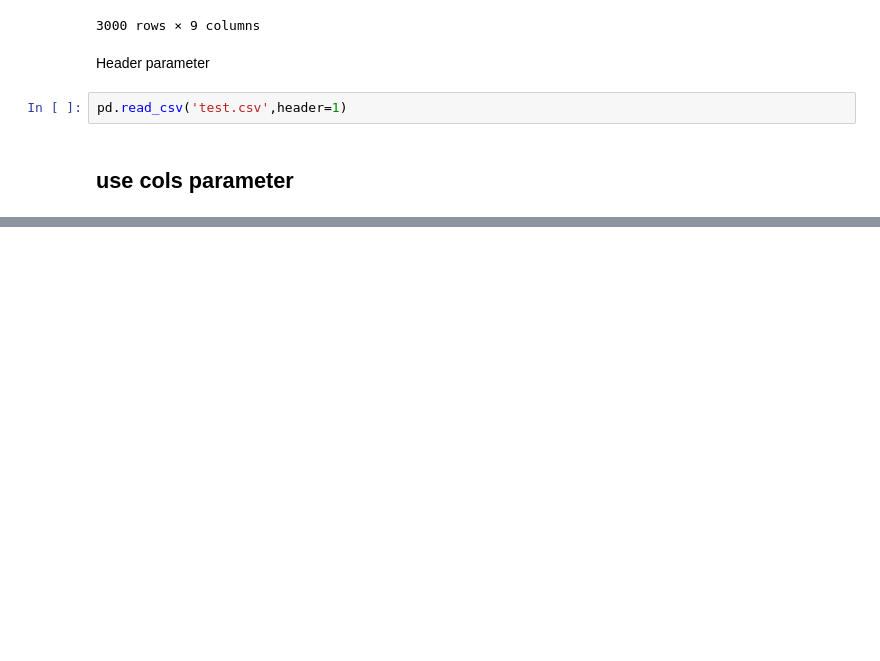
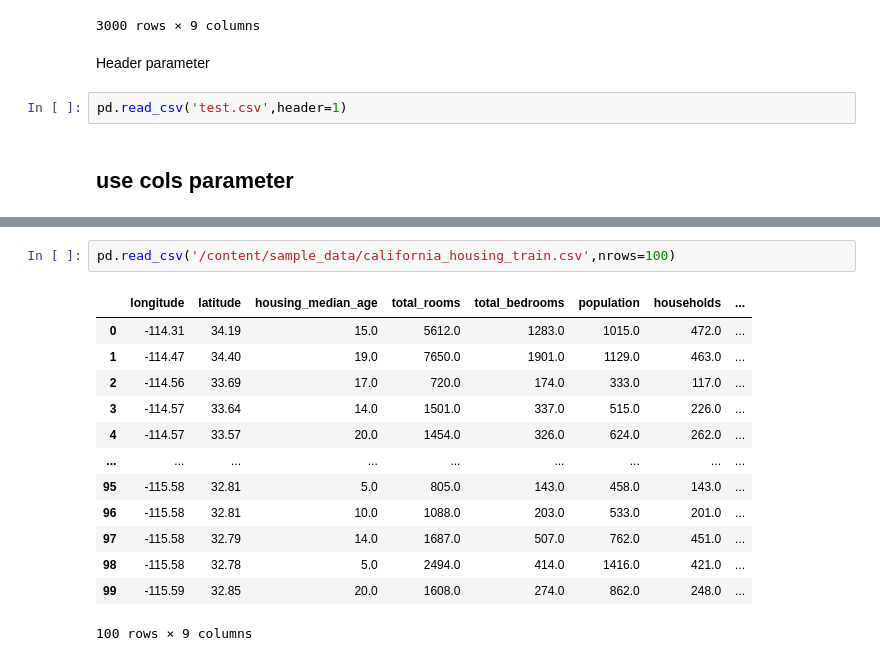
Before and after one commit to rosangithub/ML, a Jupyter notebook: tensor.ipynb, the cells around one changed output, grey strips where cells are left out. Saved outputs shown, nothing was run; the diff lists cells and outputs as text; blank space fills up the shorter version.

```diff
--- a/tensor.ipynb
+++ b/tensor.ipynb
@@ -108,0 +197,16 @@ df
+# %%
+pd.read_csv('/content/sample_data/california_housing_train.csv',nrows=100)
+# %% [output]
+|  | longitude | latitude | housing_median_age | total_rooms | total_bedrooms | population | households | ... |
+| 0 | -114.31 | 34.19 | 15.0 | 5612.0 | 1283.0 | 1015.0 | 472.0 | ... |
+| 1 | -114.47 | 34.40 | 19.0 | 7650.0 | 1901.0 | 1129.0 | 463.0 | ... |
+| 2 | -114.56 | 33.69 | 17.0 | 720.0 | 174.0 | 333.0 | 117.0 | ... |
+| 3 | -114.57 | 33.64 | 14.0 | 1501.0 | 337.0 | 515.0 | 226.0 | ... |
+| 4 | -114.57 | 33.57 | 20.0 | 1454.0 | 326.0 | 624.0 | 262.0 | ... |
+| ... | ... | ... | ... | ... | ... | ... | ... | ... |
+| 95 | -115.58 | 32.81 | 5.0 | 805.0 | 143.0 | 458.0 | 143.0 | ... |
+| 96 | -115.58 | 32.81 | 10.0 | 1088.0 | 203.0 | 533.0 | 201.0 | ... |
+| 97 | -115.58 | 32.79 | 14.0 | 1687.0 | 507.0 | 762.0 | 451.0 | ... |
+| 98 | -115.58 | 32.78 | 5.0 | 2494.0 | 414.0 | 1416.0 | 421.0 | ... |
+| 99 | -115.59 | 32.85 | 20.0 | 1608.0 | 274.0 | 862.0 | 248.0 | ... |
+100 rows × 9 columns
```
Also changed, not shown: parts of 21 cells of this notebook.
